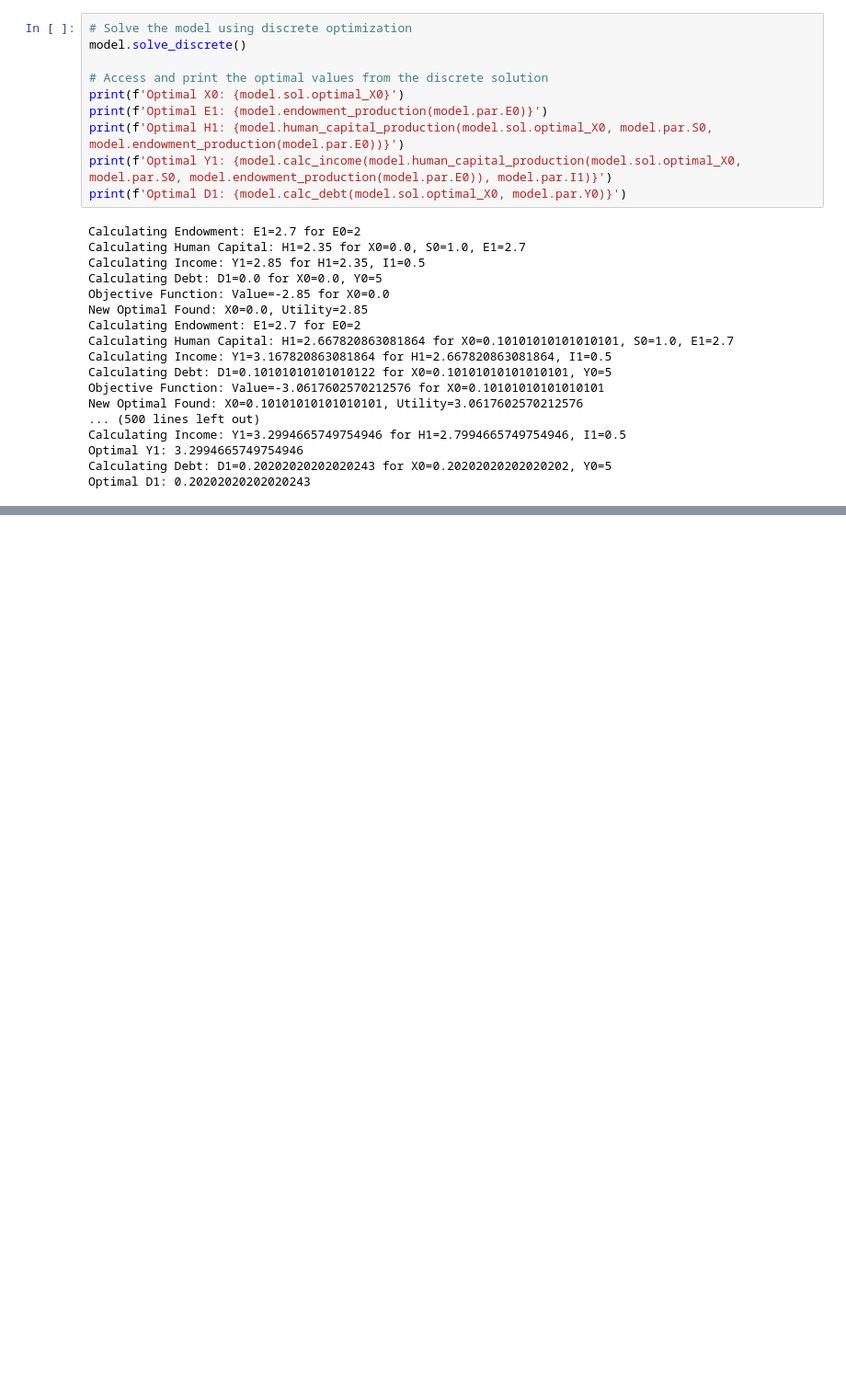
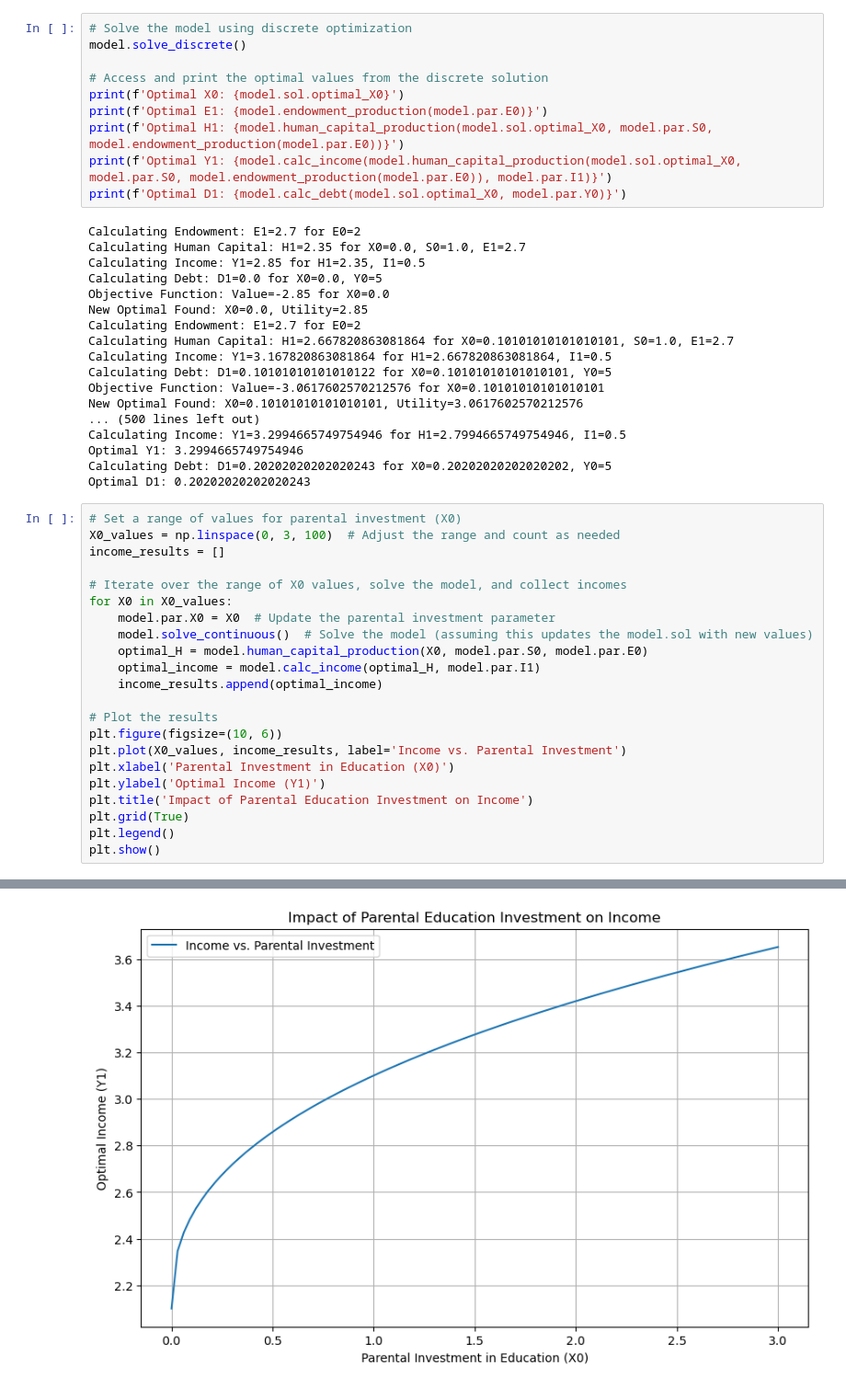
Before and after one commit to NumEconCopenhagen/projects-2024-petra-maritza-noah, a Jupyter notebook: modelproject/Noah.ipynb, the cells around one changed output, grey strips where cells are left out. Shown at 92% size. Cells and saved outputs as stored; diff of their text form; blank space fills up the shorter version.

Commit message:
graph

```diff
--- a/modelproject/Noah.ipynb
+++ b/modelproject/Noah.ipynb
@@ -91,3 +91,26 @@ Calculating Income: Y1=3.2994665749754946 for H1=2.7994665749754946, I1=0.5
 Optimal Y1: 3.2994665749754946
 Calculating Debt: D1=0.20202020202020243 for X0=0.20202020202020202, Y0=5
 Optimal D1: 0.20202020202020243
+# %%
+# Set a range of values for parental investment (X0)
+X0_values = np.linspace(0, 3, 100)  # Adjust the range and count as needed
+income_results = []
+
+# Iterate over the range of X0 values, solve the model, and collect incomes
+for X0 in X0_values:
+    model.par.X0 = X0  # Update the parental investment parameter
+    model.solve_continuous()  # Solve the model (assuming this updates the model.sol with new values)
+    optimal_H = model.human_capital_production(X0, model.par.S0, model.par.E0)
+    optimal_income = model.calc_income(optimal_H, model.par.I1)
+    income_results.append(optimal_income)
+
+# Plot the results
+plt.figure(figsize=(10, 6))
+plt.plot(X0_values, income_results, label='Income vs. Parental Investment')
+plt.xlabel('Parental Investment in Education (X0)')
+plt.ylabel('Optimal Income (Y1)')
+plt.title('Impact of Parental Education Investment on Income')
+plt.grid(True)
+plt.legend()
+plt.show()
+# %% [output]
@@ -93,0 +134 @@ Optimal D1: 0.20202020202020243
+[figure, added]
```
Also changed, not shown: parts of 1 cell of this notebook.
